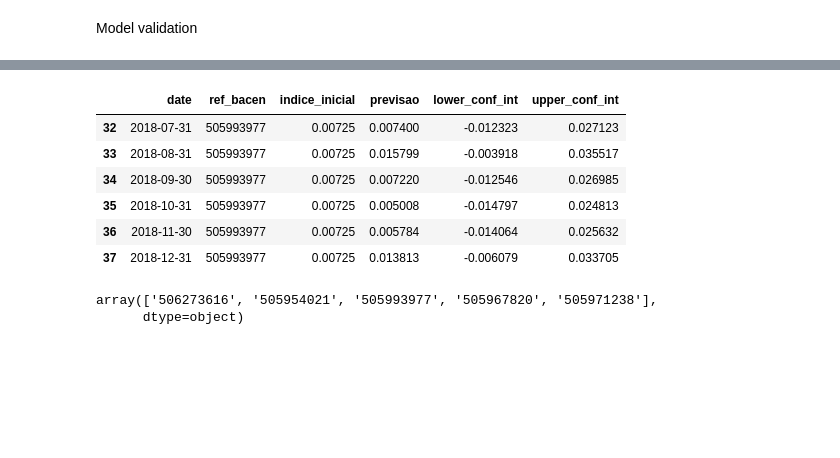
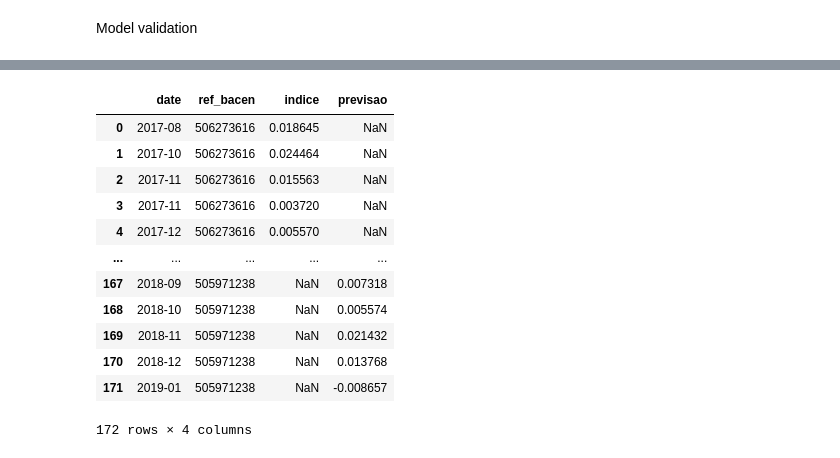
Before and after one commit to PhatomFatec/GeoForesight-back, a Jupyter notebook: notebooks/4.0-lg-Forecast.ipynb, the cells around one changed output, grey strips where cells are left out. Cells and saved outputs as stored; diff of their text form; code cells hidden in the pictures; blank space fills up the shorter version.

```diff
--- a/notebooks/4.0-lg-Forecast.ipynb
+++ b/notebooks/4.0-lg-Forecast.ipynb
@@ -234,14 +171,0 @@ previsoes_df
-# %%
-
-# Filtrar os dados para um 'ref_bacen' específico, se necessário
-ref_bacen = '505993977'  # Substitua pelo valor desejado
-
-dados_filtrados = previsoes_df[previsoes_df['ref_bacen'] == ref_bacen]
-# %% [output]
-|  | date | ref_bacen | indice_inicial | previsao | lower_conf_int | upper_conf_int |
-| 32 | 2018-07-31 | 505993977 | 0.00725 | 0.007400 | -0.012323 | 0.027123 |
-| 33 | 2018-08-31 | 505993977 | 0.00725 | 0.015799 | -0.003918 | 0.035517 |
-| 34 | 2018-09-30 | 505993977 | 0.00725 | 0.007220 | -0.012546 | 0.026985 |
-| 35 | 2018-10-31 | 505993977 | 0.00725 | 0.005008 | -0.014797 | 0.024813 |
-| 36 | 2018-11-30 | 505993977 | 0.00725 | 0.005784 | -0.014064 | 0.025632 |
-| 37 | 2018-12-31 | 505993977 | 0.00725 | 0.013813 | -0.006079 | 0.033705 |
@@ -250,5 +172,19 @@ previsoes_df_final = previsoes_df[['date', 'ref_bacen', 'previsao']][previsoes_d
-# %%
-previsoes_df_final['ref_bacen'].unique()
-# %% [output]
-array(['506273616', '505954021', '505993977', '505967820', '505971238'],
-      dtype=object)
+# %%
+previsoes_df['date'] = pd.to_datetime(previsoes_df['date'], format='%Y-%m-%d')
+final_df = pd.merge(dados, previsoes_df, how='outer', on=['date', 'ref_bacen'])
+final_df['date'] = final_df['date'].dt.strftime('%Y-%m')
+final_df
+# %% [output]
+|  | date | ref_bacen | indice | previsao |
+| 0 | 2017-08 | 506273616 | 0.018645 | NaN |
+| 1 | 2017-10 | 506273616 | 0.024464 | NaN |
+| 2 | 2017-11 | 506273616 | 0.015563 | NaN |
+| 3 | 2017-11 | 506273616 | 0.003720 | NaN |
+| 4 | 2017-12 | 506273616 | 0.005570 | NaN |
+| ... | ... | ... | ... | ... |
+| 167 | 2018-09 | 505971238 | NaN | 0.007318 |
+| 168 | 2018-10 | 505971238 | NaN | 0.005574 |
+| 169 | 2018-11 | 505971238 | NaN | 0.021432 |
+| 170 | 2018-12 | 505971238 | NaN | 0.013768 |
+| 171 | 2019-01 | 505971238 | NaN | -0.008657 |
+172 rows × 4 columns
```
Also changed, not shown: parts of 10 cells of this notebook, 17 other files.
